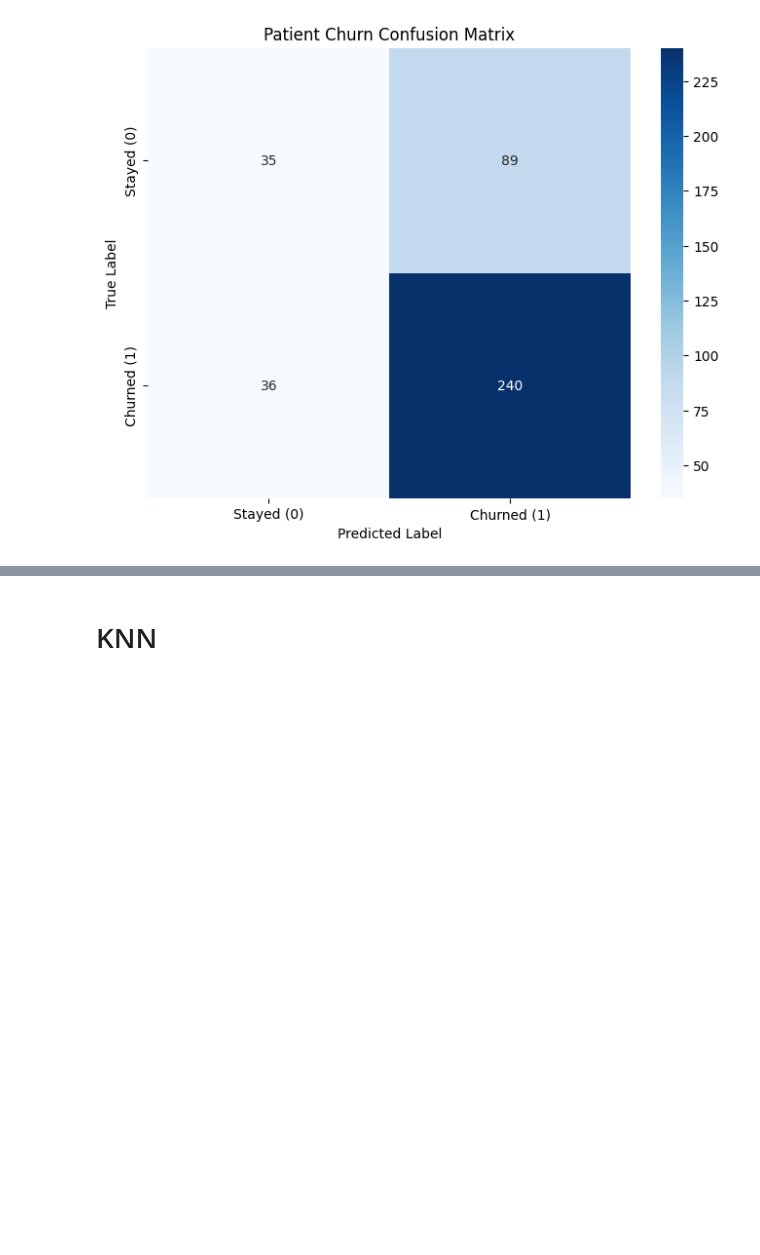
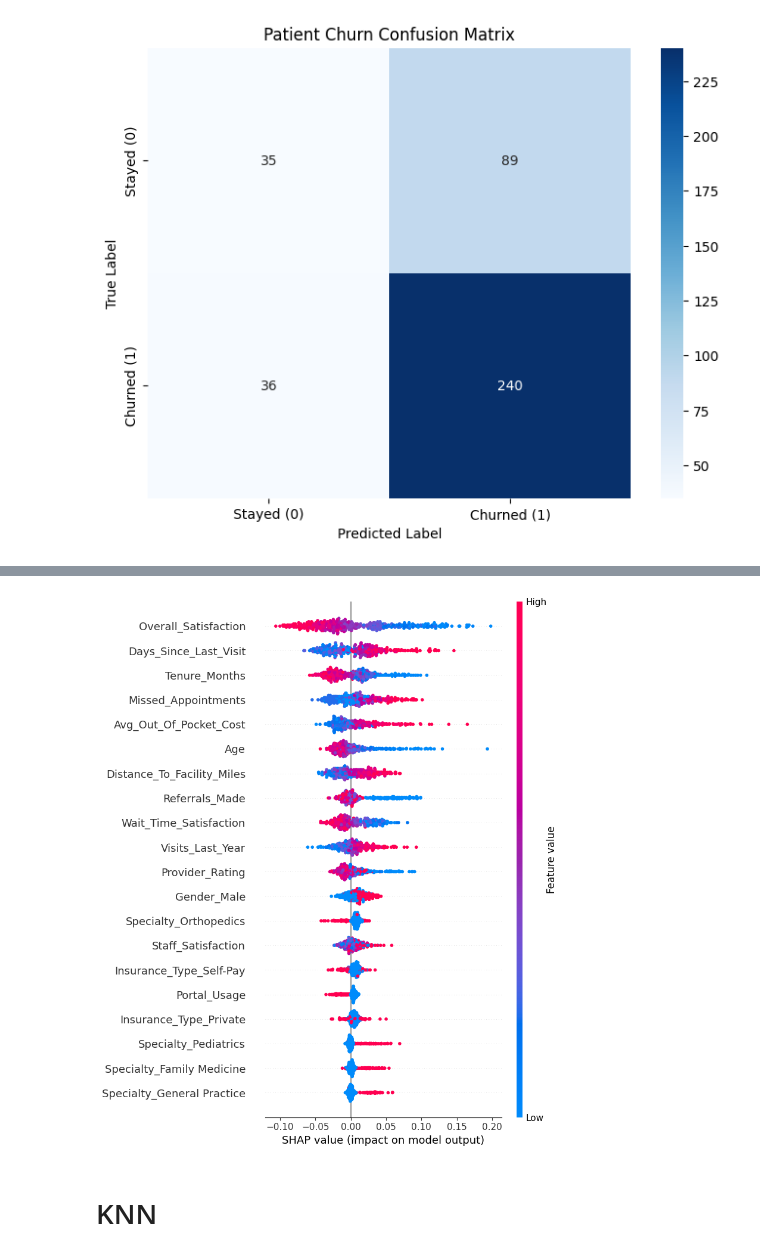
Before and after one commit to Gurdeep2005/AI_paper_code, a Jupyter notebook: models.ipynb, the cells around one changed output, grey strips where cells are left out. Saved outputs shown, nothing was run; the diff lists cells and outputs as text; code cells hidden in the pictures; blank space fills up the shorter version.

```diff
--- a/models.ipynb
+++ b/models.ipynb
@@ -339,3 +463,18 @@ weighted avg       0.66      0.69      0.66       400
+# %%
+import shap
+
+# 1. Create the explainer
+explainer = shap.TreeExplainer(rf_model)
+
+# 2. Calculate SHAP values for your test set
+# This might take a minute depending on your data size
+shap_values = explainer.shap_values(X_test)
+
+# 3. Visualize the Summary Plot
+# For binary classification, shap_values[1] usually represents the "Churn" class
+shap.summary_plot(shap_values[:, :, 1], X_test)
+# %% [output]
+[figure, added]
 # %% [markdown]
 # KNN
 # %%
```
Also changed, not shown: parts of 3 cells of this notebook.
